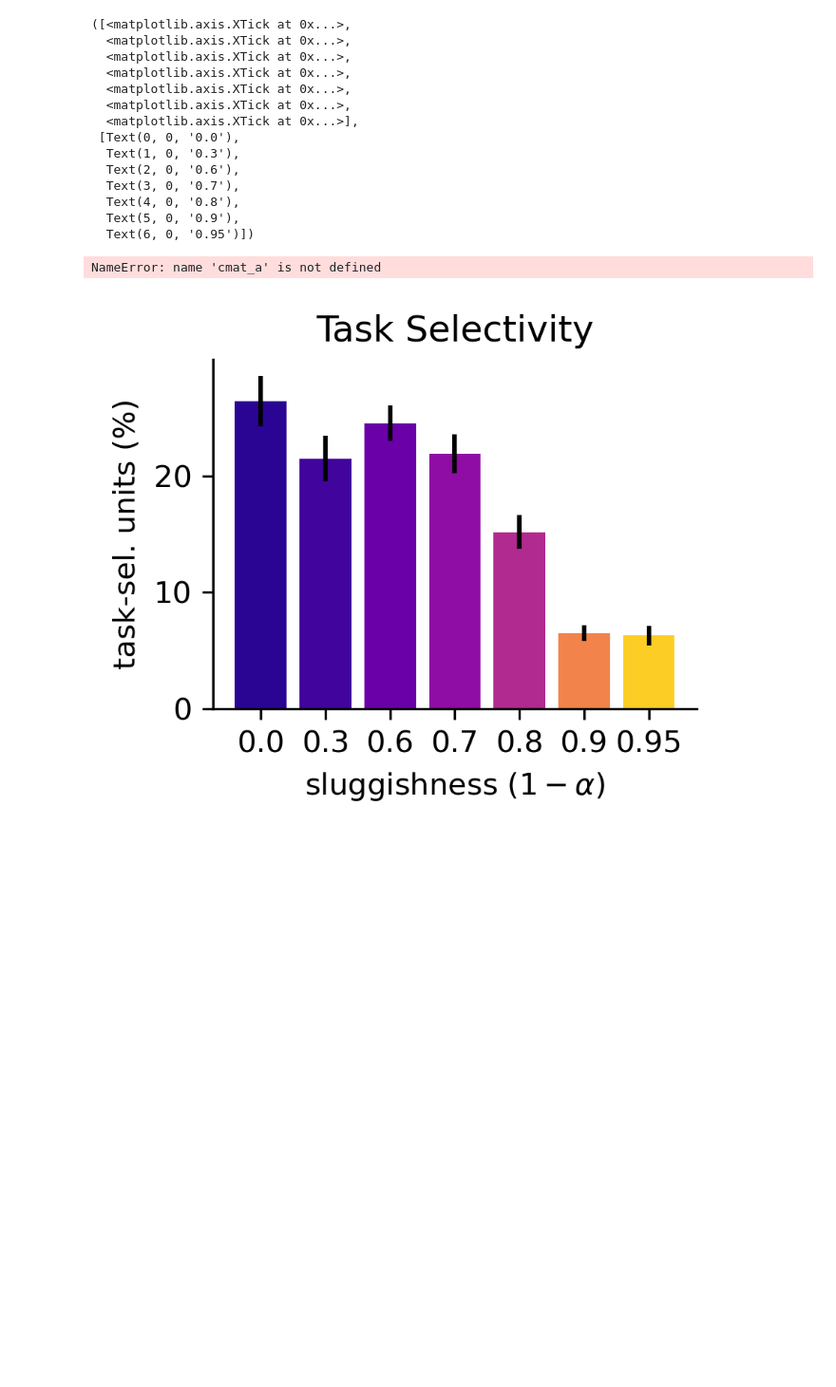
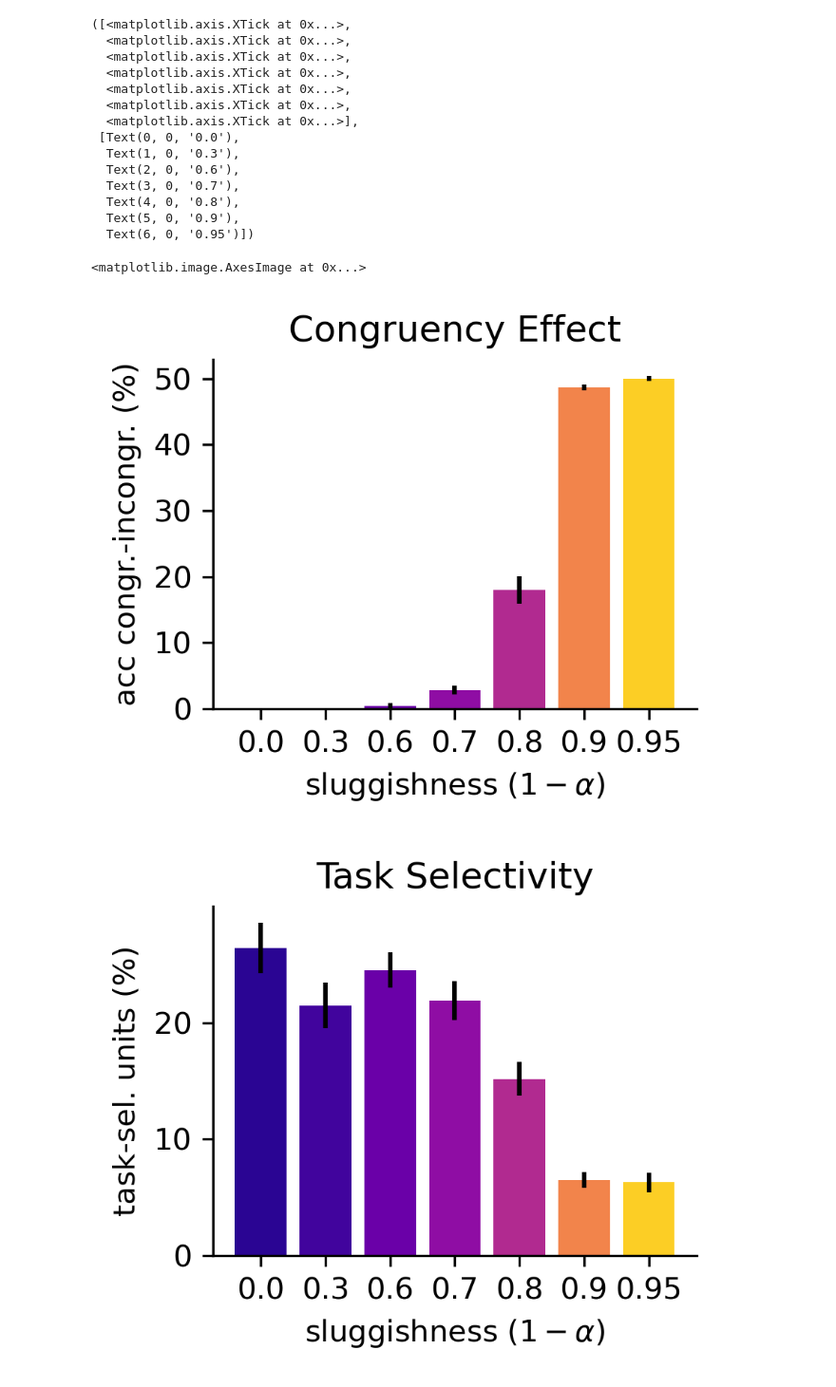
Before and after one commit to summerfieldlab/Flesch_Nagy_etal_HebbCL, a Jupyter notebook: paper_figures.ipynb, the cells around one changed output. Shown at 95% size. Drawn from its saved outputs; the diff is of its cells as text; code cells hidden in the pictures; blank space fills up the shorter version.

Commit message:
code for all figures

```diff
--- a/paper_figures.ipynb
+++ b/paper_figures.ipynb
@@ -435,46 +442,55 @@ plt.xticks(ticks=np.arange(7),labels=np.array(1-np.fliplr(np.asarray([alphas_to_
   Text(4, 0, '0.8'),
   Text(5, 0, '0.9'),
   Text(6, 0, '0.95')])
+# %%
+
+plt.imshow(cmats[0,1])
+# %% [output]
+<matplotlib.image.AxesImage at 0x...>
 # %%
 # congruency effect
 %matplotlib inline
 n_runs = 50
 
 all_accs = []
+_,_,cmats = gen_behav_models()
+cmat_a = cmats[0,0,:,:]
+cmat_b = cmats[0,1,:,:]
+
 for ii,sv in zip(idces,alphas_to_plot):
     accs = []
     for r in np.arange(0,n_runs):
         with open('checkpoints/sluggish_baseline_int_select_sv'+ str(ii) + '/run_' + str(r) +'/results.pkl','rb') as f:
             results = pickle.load(f)
             cc = np.clip(results['all_y_out'][1,:], -709.78, 709.78).astype(np.float64)
         choices = 1/(1+np.exp(-cc))
         choices = choices.reshape((2,5,5))
         choices_a = choices[0,:,:]
         choices_b = choices[1,:,:]
         acc,aci = compute_congruency_acc(choices_a,cmat_a)
         acc_a = acc-aci
         acc,aci = compute_congruency_acc(choices_b,cmat_b)
         acc_b = acc-aci
         accs.append((acc_a+acc_b)/2)
 
     all_accs.append(accs)
 all_accs.reverse()
 all_accs = np.array(all_accs)
 
 plt.figure(figsize=(3,2.56),dpi=300)
 for acc,pli,ii,sv,col in zip(all_accs,np.arange(len(idces)),idces,alphas_to_plot,cols):
     plt.bar(pli,acc.mean(),yerr=np.std(acc)/np.sqrt(n_runs),color=col)
     sns.despine()
 
 plt.xlabel(r'sluggishness ($1-\alpha$)')
 plt.title('Congruency Effect')
 plt.xticks(ticks=np.arange(7),labels=np.array(1-np.fliplr(np.asarray([alphas_to_plot]))[0]).round(2))
 plt.yticks(np.arange(0,0.55,0.1),labels=[int(x) for x in (np.arange(0,0.55,0.1)*100)])
 plt.ylabel('acc congr.-incongr. (%)')
 # plt.ylim(0.4,1)
 plt.tight_layout()
 # %% [output]
-NameError: name 'cmat_a' is not defined
+[figure, added]
 # %%
 # unit selectivity
 # %matplotlib qt
```
Also changed, not shown: parts of 27 cells of this notebook, 4 other files.
